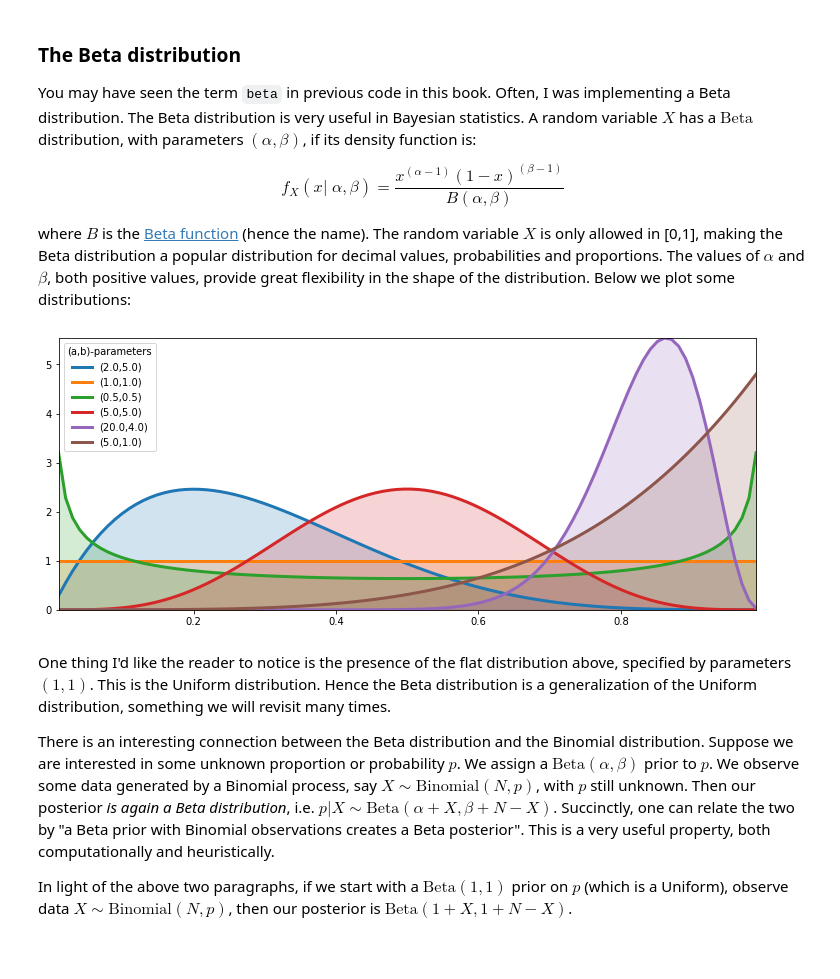
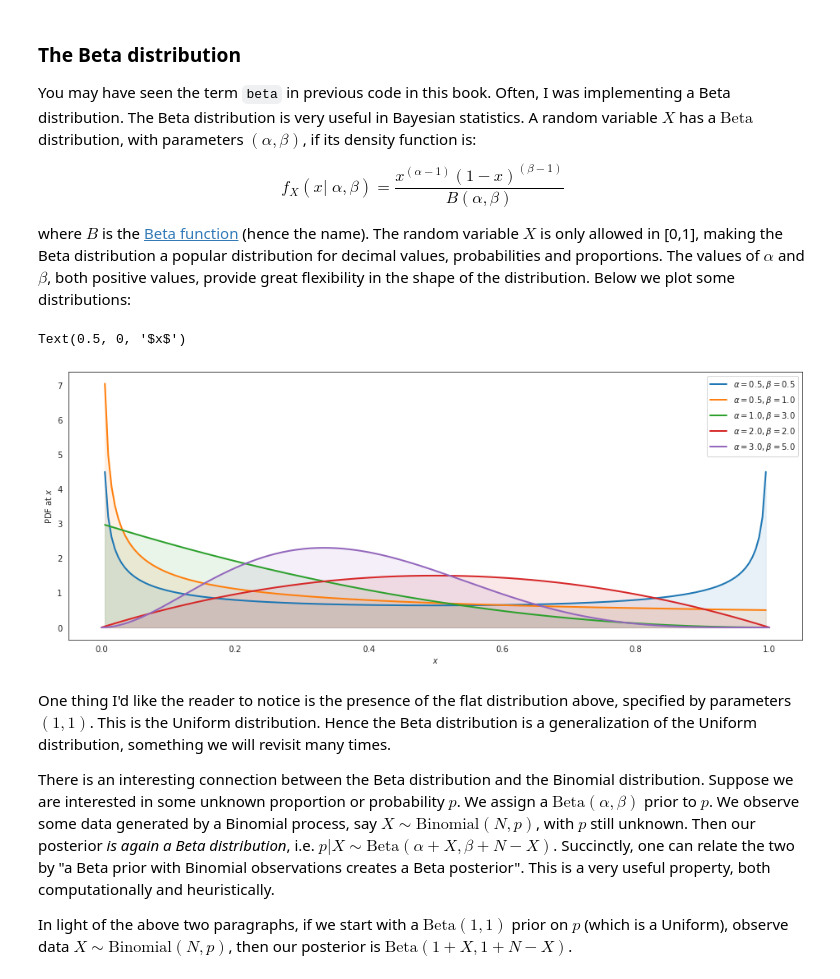
Before and after one commit to rashed091/Stochastic-Optimization, a Jupyter notebook: bayesian_hackers/Chapter06 - Priors.ipynb, the cells around one changed output. Saved outputs shown, nothing was run; the diff lists cells and outputs as text; code cells hidden in the pictures; blank space fills up the shorter version.

```diff
--- a/bayesian_hackers/Chapter06 - Priors.ipynb
+++ b/bayesian_hackers/Chapter06 - Priors.ipynb
@@ -168,22 +164,22 @@ You may have seen the term `beta` in previous code in this book. Often, I was im
 $$f_X(x | \; \alpha, \beta ) = \frac{ x^{(\alpha - 1)}(1-x)^{ (\beta - 1) } }{B(\alpha, \beta) }$$
 
 where $B$ is the [Beta function](http://en.wikipedia.org/wiki/Beta_function) (hence the name). The random variable $X$ is only allowed in [0,1], making the Beta distribution a popular distribution for decimal values, probabilities and proportions. The values of $\alpha$ and $\beta$, both positive values, provide great flexibility in the shape of the distribution. Below we plot some distributions:
-# %%
-figsize(12.5, 5)
-
-params = [(2, 5), (1, 1), (0.5, 0.5), (5, 5), (20, 4), (5, 1)]
-
-x = np.linspace(0.01, .99, 100)
-beta = stats.beta
-for a, b in params:
-    y = beta.pdf(x, a, b)
-    lines = plt.plot(x, y, label = "(%.1f,%.1f)"%(a,b), lw = 3)
-    plt.fill_between(x, 0, y, alpha = 0.2, color = lines[0].get_color())
-    plt.autoscale(tight=True)
-plt.ylim(0)
-plt.legend(loc = 'upper left', title="(a,b)-parameters");
-# %% [output]
-[figure, removed]
+# %%
+x = torch.linspace(0., 1., 200)
+
+fig = plt.figure(figsize=(16, 6))
+for a, b, c in zip([0.5, 0.5, 1, 2, 3], [0.5, 1, 3, 2, 5], colors):
+    plt.plot(x.numpy(), dist.Beta(a, b).log_prob(x).exp().numpy(), lw=2,
+             c=c, label = r"$\alpha = {0:.1f}, \beta={1:.1f}$".format(a, b))
+    plt.fill_between(x.numpy(), dist.Beta(a, b).log_prob(x).exp().numpy(), color=c, alpha = .1)
+
+
+plt.legend(loc=0)
+plt.ylabel("PDF at $x$")
+plt.xlabel("$x$")
+# %% [output]
+Text(0.5, 0, '$x$')
+[figure, added]
 # %% [markdown]
 One thing I'd like the reader to notice is the presence of the flat distribution above, specified by parameters $(1,1)$. This is the Uniform distribution. Hence the Beta distribution is a generalization of the Uniform distribution, something we will revisit many times.
 
```
Also changed, not shown: parts of 2 cells of this notebook.
